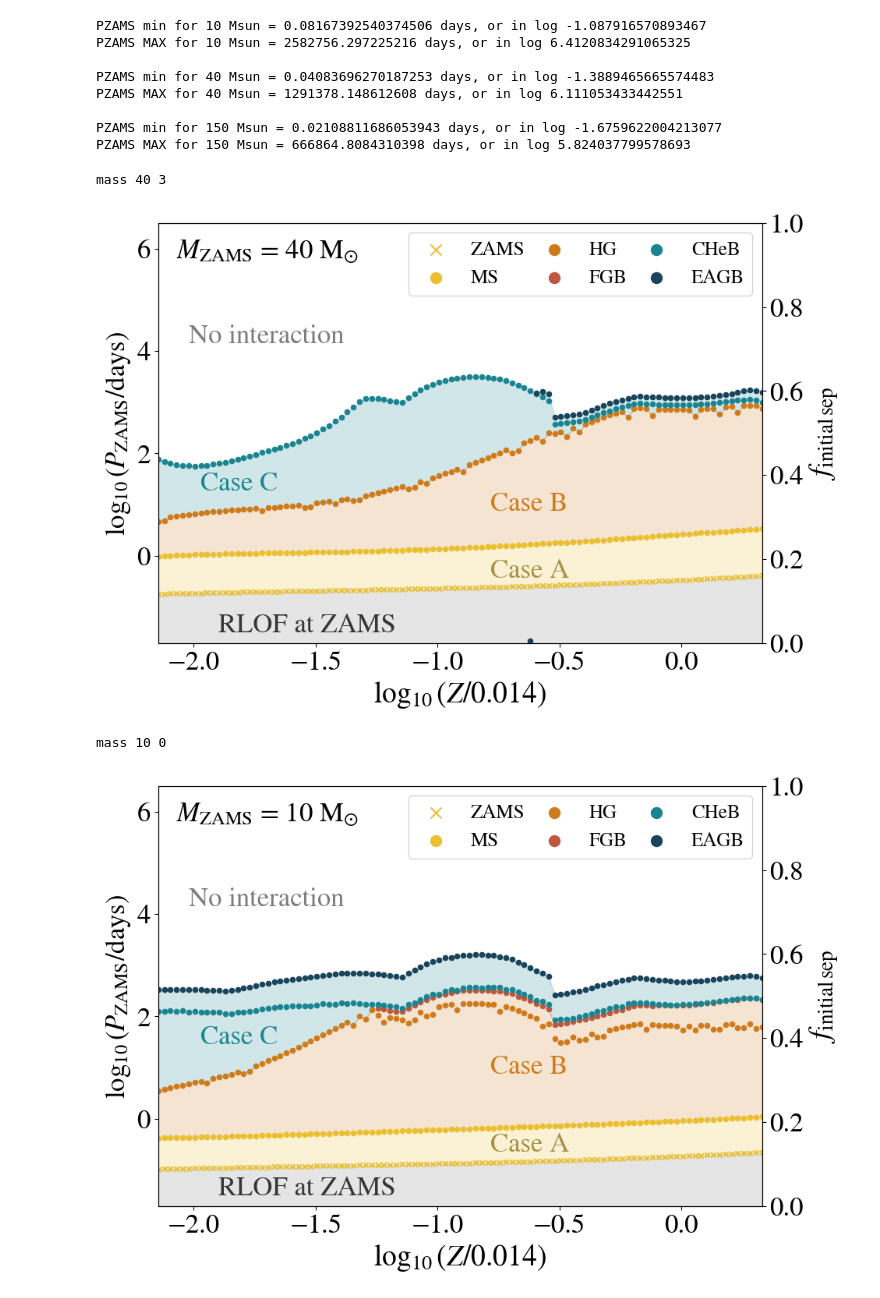
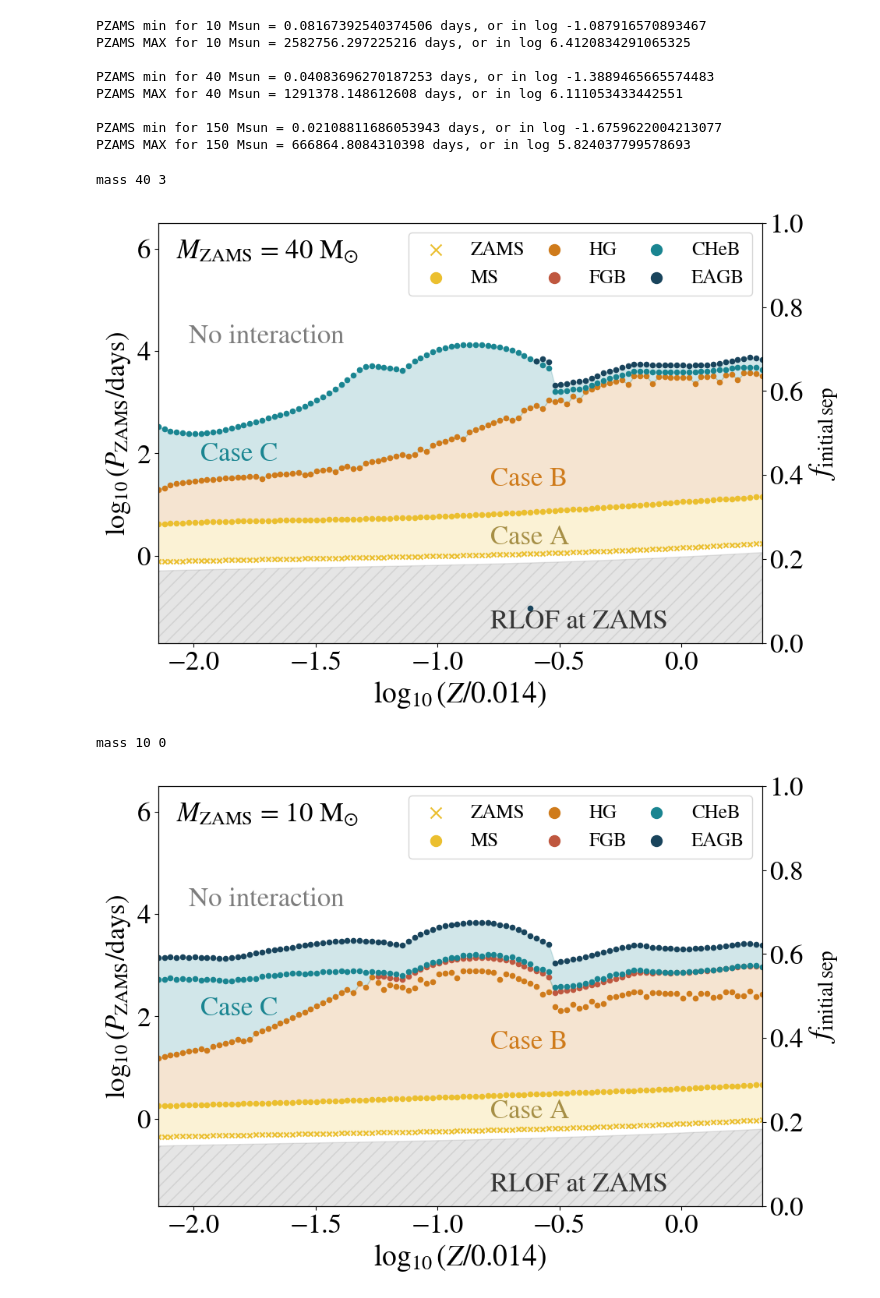
Before and after one commit to LiekeVanSon/ZdependentFormEff, a Jupyter notebook: code/Fig2B_MaxR_andP_cases.ipynb, the cells around one changed output. Cells and saved outputs as stored; diff of their text form; code cells hidden in the pictures.

Commit message:
corrected period plot

```diff
--- a/code/Fig2B_MaxR_andP_cases.ipynb
+++ b/code/Fig2B_MaxR_andP_cases.ipynb
@@ -331,6 +369,9 @@ PZAMS MAX for 40 Msun = 1291378.148612608 days, or in log 6.111053433442551
 PZAMS min for 150 Msun = 0.02108811686053943 days, or in log -1.6759622004213077
 PZAMS MAX for 150 Msun = 666864.8084310398 days, or in log 5.824037799578693
 # %%
+from matplotlib import hatch
+
+
 def plot_PZAMS_CaseABC(mass, show_legend = True, show_annotations = False, dy_caseA = 0, dy_caseC = 0):
     """
     Plot the maximum radius for each type of star as a function of metallicity
@@ -340,73 +381,71 @@ def plot_PZAMS_CaseABC(mass, show_legend = True, show_annotations = False, dy_ca
 
     fig, ax = plt.subplots(figsize =(10,7))
 
-    plt.fill_between(np.log10(np.array(data['Metals'][mi])/0.014), y1 =-2, y2 = np.log10(Kepler3(data['R_ZAMS'][mi],mass, mass) ),  color = 'grey', alpha = 0.2)
-
+    # ZAMS merger (a < r1 + r2 = 2 r)
+    R_merger = 2 * np.array(data['R_ZAMS'][mi])
+    plt.fill_between(np.log10(np.array(data['Metals'][mi])/0.014), y1 =-2, y2 = np.log10(Kepler3(R_merger,mass, mass)), color = 'grey', hatch = '//', alpha = 0.2)
     # R_ZAMS
-    plt.scatter(np.log10(np.array(data['Metals'][mi])/0.014), np.log10(Kepler3(data['R_ZAMS'][mi],mass, mass) ), c = '#ebbf2f', s = 20, marker = 'x', label = 'ZAMS')
+    plt.scatter(np.log10(np.array(data['Metals'][mi])/0.014), np.log10(get_Prl(data['R_ZAMS'][mi],1.,mass, mass) ), c = '#ebbf2f', s = 20, marker = 'x', label = 'ZAMS')
 
     # Case A is up to max MS
-    plt.fill_between(np.log10(np.array(data['Metals'][mi])/0.014), y1 = np.log10(Kepler3(data['R_ZAMS'][mi],mass, mass) ), y2 = np.log10(Kepler3(data['maxR_MS'][mi],mass, mass) ),  color = '#ebbf2f', alpha = 0.2)
+    plt.fill_between(np.log10(np.array(data['Metals'][mi])/0.014), y1 = np.log10(get_Prl(data['R_ZAMS'][mi],1.,mass, mass) ), y2 = np.log10(get_Prl(data['maxR_MS'][mi],1.,mass, mass) ),  color = '#ebbf2f', alpha = 0.2)
 
     #Case B is between MS and HG
-    plt.fill_between(np.log10(np.array(data['Metals'][mi])/0.014), y1 = np.log10(Kepler3(data['maxR_MS'][mi], mass, mass) ),
-                      y2 = np.maximum(np.log10(Kepler3(data['maxR_FGB'][mi],mass, mass)), np.log10(Kepler3(data['maxR_HG'][mi],mass, mass))), color = '#cf7b1b', alpha = 0.2)
+    plt.fill_between(np.log10(np.array(data['Metals'][mi])/0.014), y1 = np.log10(get_Prl(data['maxR_MS'][mi], 1.,mass, mass) ),
+                      y2 = np.maximum(np.log10(get_Prl(data['maxR_FGB'][mi],1.,mass, mass)), np.log10(get_Prl(data['maxR_HG'][mi],1.,mass, mass))), color = '#cf7b1b', alpha = 0.2)
 
     # Case C is after core H exhaustion, but before core He ignition
-    plt.fill_between(np.log10(np.array(data['Metals'][mi])/0.014), y1 = np.maximum(np.log10(Kepler3(data['maxR_FGB'][mi],mass, mass)), np.log10(Kepler3(data['maxR_HG'][mi],mass, mass))),
-                     y2 = np.log10(Kepler3(data['maxRadii'][mi],mass, mass) ),  color = '#1a8591', alpha = 0.2)
+    plt.fill_between(np.log10(np.array(data['Metals'][mi])/0.014), y1 = np.maximum(np.log10(get_Prl(data['maxR_FGB'][mi],1.,mass, mass)), np.log10(get_Prl(data['maxR_HG'][mi],1.,mass, mass))),
+                     y2 = np.log10(get_Prl(data['maxRadii'][mi],1.,mass, mass) ),  color = '#1a8591', alpha = 0.2)
 
     # Per types
-    plt.scatter(np.log10(np.array(data['Metals'][mi])/0.014), np.log10(Kepler3(data['maxR_MS'][mi],mass, mass) ), c = '#ebbf2f', s = 20, label = 'MS')
+    plt.scatter(np.log10(np.array(data['Metals'][mi])/0.014), np.log10(get_Prl(data['maxR_MS'][mi],1.,mass, mass) ), c = '#ebbf2f', s = 20, label = 'MS')
 
-    plt.scatter(np.log10(np.array(data['Metals'][mi])/0.014), np.log10(Kepler3(data['maxR_HG'][mi],mass, mass) ), c = "#cf7b1b", s = 20, label = "HG")
+    plt.scatter(np.log10(np.array(data['Metals'][mi])/0.014), np.log10(get_Prl(data['maxR_HG'][mi],1.,mass, mass) ), c = "#cf7b1b", s = 20, label = "HG")
 
-    plt.scatter(np.log10(np.array(data['Metals'][mi])/0.014), np.log10(Kepler3(data['maxR_FGB'][mi],mass, mass) ), c = "#bf573f", s = 20, label = "FGB")##72bfc2
+    plt.scatter(np.log10(np.array(data['Metals'][mi])/0.014), np.log10(get_Prl(data['maxR_FGB'][mi],1.,mass, mass) ), c = "#bf573f", s = 20, label = "FGB")##72bfc2
 
-    plt.scatter(np.log10(np.array(data['Metals'][mi])/0.014), np.log10(Kepler3(data['maxR_CHeB'][mi],mass, mass) ), c = "#1a8591", s = 20, label = "CHeB")
+    plt.scatter(np.log10(np.array(data['Metals'][mi])/0.014), np.log10(get_Prl(data['maxR_CHeB'][mi],1.,mass, mass) ), c = "#1a8591", s = 20, label = "CHeB")
 
-    plt.scatter(np.log10(np.array(data['Metals'][mi])/0.014), np.log10(Kepler3(data['maxR_EAGB'][mi],mass, mass) ), c = "#19445c", s = 20, label = "EAGB")
+    plt.scatter(np.log10(np.array(data['Metals'][mi])/0.014), np.log10(get_Prl(data['maxR_EAGB'][mi],1.,mass, mass) ), c = "#19445c", s = 20, label = "EAGB")
 
 
     # Add a second axis on the right
     r_ax = ax.twinx()
     # r_ax = ax.secondary_yaxis('right')
     r_ax.set_ylabel('$f_{\mathrm{initial\, sep}}$', size = 28)
 
-
-
     ax.text(0.03, 0.9, r'$M_{\rm ZAMS}$ = %s M$_{\odot}$'%(mass), transform=ax.transAxes,
             ha = 'left', va = 'bottom', size = 25)
 
 
     if show_annotations:
-        ax.text(0.1, 0.04, 'RLOF at ZAMS', ha='left', va='center', c = '#363636', size = 25, transform=ax.transAxes)
-        ax.text(0.55, 0.17 + dy_caseA, 'Case A ', ha='left', va='center', c = '#a68f46', size = 25, transform=ax.transAxes)
-        ax.text(0.55, 0.33,'Case B', ha='left', va='center', c = '#cf7b1b',size = 25, transform=ax.transAxes)
-        ax.text(0.07, 0.4 + dy_caseC, 'Case C', ha='left', va='center', c = '#1a8591', size = 25, transform=ax.transAxes)
-        # ax.text(0.4, 0.53, 'Case C', ha='left', va='center', c = '#1a8591', size = 25, transform=ax.transAxes)
+        ax.text(0.1, 0.05, 'RLOF at ZAMS', ha='left', va='center', c = '#363636', size = 25, transform=ax.transAxes)
+        ax.text(0.55, 0.25 + dy_caseA, 'Case A ', ha='left', va='center', c = '#a68f46', size = 25, transform=ax.transAxes)
+        ax.text(0.55, 0.39,'Case B', ha='left', va='center', c = '#cf7b1b',size = 25, transform=ax.transAxes)
+        ax.text(0.07, 0.47 + dy_caseC, 'Case C', ha='left', va='center', c = '#1a8591', size = 25, transform=ax.transAxes)
         ax.text(0.05, 0.73, 'No interaction', ha='left', va='center', c = '#7d7d7d', size = 25, transform=ax.transAxes)
 
     # Plotvalues
     if show_legend:
         handles, labels = ax.get_legend_handles_labels()
         ax.legend(handles, labels, loc = 'upper right', ncols = 3, markerscale = 2.25, columnspacing=0.5)
     ax.set_xlabel('$\log_{10}(Z/0.014)$', fontsize = 27)
     ax.set_xlim(np.log10(1e-4/0.014), np.log10(0.03/0.014))
     ax.set_ylim(-1.7, 6.5)
     ax.set_ylabel('$\log_{10} (P_{\mathrm{ZAMS}}$/days)')
 
     # Make a plot dir in the data dir if it doesnt exist yet
     if not os.path.exists(f'{root_out_dir}/plots/'):
         os.makedirs(f'{root_out_dir}/plots/')
-    plt.savefig(f'../plots/{compas_v}/PZAMS_Type_perZ_M{mass}.pdf',bbox_inches='tight')
+    # plt.savefig(f'../plots/{compas_v}/PZAMS_Type_perZ_M{mass}.pdf',bbox_inches='tight')
 
     plt.show()
 
 plot_PZAMS_CaseABC(40, show_legend = True, show_annotations = True, dy_caseC = -0.021)
 plot_PZAMS_CaseABC(10, show_legend = True, show_annotations = True, dy_caseA = -0.025)
 # %% [output]
 mass 40 3
-[figure, old version]
+[figure, new version]
 mass 10 0
-[figure, old version]
+[figure, new version]
```
Also changed, not shown: parts of 5 cells of this notebook, 2 other files.
